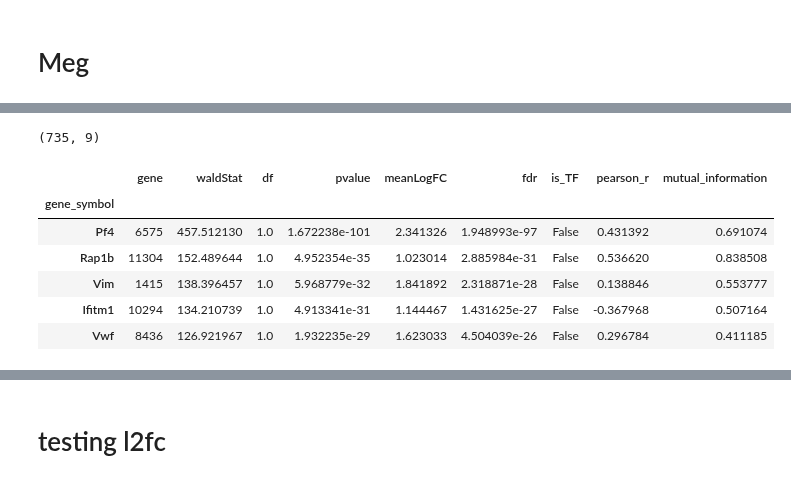
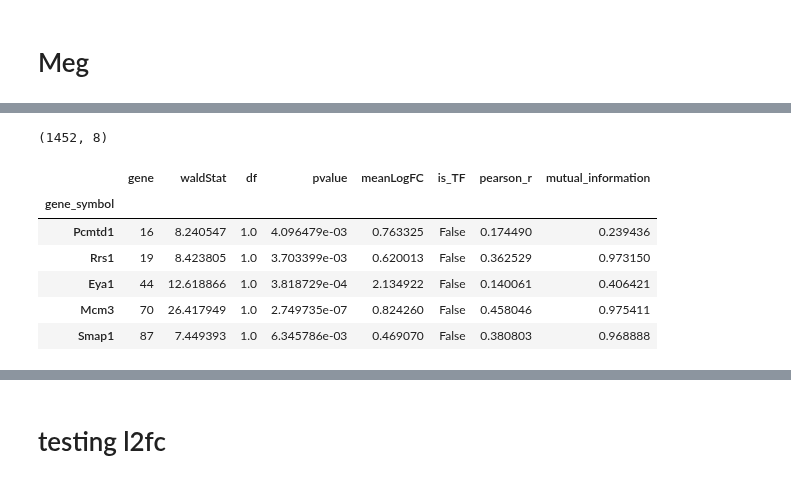
Before and after one commit to oZwZo/PINN_dynamics, a Jupyter notebook: Explore_Notebook/13.gene_analysis/13-2-3.tompos_DEgene.ipynb, the cells around one changed output, grey strips where cells are left out. Cells and saved outputs as stored; diff of their text form; code cells hidden in the pictures.

```diff
--- a/Explore_Notebook/13.gene_analysis/13-2-3.tompos_DEgene.ipynb
+++ b/Explore_Notebook/13.gene_analysis/13-2-3.tompos_DEgene.ipynb
@@ -406,17 +452,17 @@ Meg_expr_df = pd.DataFrame(np.stack(expreM_scaled)[:,:,0].T, columns=Meg_expr_df
 # %%
 # Significant DE genes
-Meg_sig_gene_df = pd.read_csv(f"results/tompos_Meg_GAM/Day161_sigDE.csv", index_col=0)
+Meg_sig_gene_df = pd.read_csv(f"results/tompos_Meg_GAM/Day12_sigDE.csv", index_col=0)
 print(Meg_sig_gene_df.shape)
 Meg_sig_gene_df.head()
 # %% [output]
-(735, 9)
+(1452, 8)
-|  | gene | waldStat | df | pvalue | meanLogFC | fdr | is_TF | pearson_r | mutual_information |
-| gene_symbol |  |  |  |  |  |  |  |  |  |
-| Pf4 | 6575 | 457.512130 | 1.0 | 1.672238e-101 | 2.341326 | 1.948993e-97 | False | 0.431392 | 0.691074 |
-| Rap1b | 11304 | 152.489644 | 1.0 | 4.952354e-35 | 1.023014 | 2.885984e-31 | False | 0.536620 | 0.838508 |
-| Vim | 1415 | 138.396457 | 1.0 | 5.968779e-32 | 1.841892 | 2.318871e-28 | False | 0.138846 | 0.553777 |
-| Ifitm1 | 10294 | 134.210739 | 1.0 | 4.913341e-31 | 1.144467 | 1.431625e-27 | False | -0.367968 | 0.507164 |
-| Vwf | 8436 | 126.921967 | 1.0 | 1.932235e-29 | 1.623033 | 4.504039e-26 | False | 0.296784 | 0.411185 |
+|  | gene | waldStat | df | pvalue | meanLogFC | is_TF | pearson_r | mutual_information |
+| gene_symbol |  |  |  |  |  |  |  |  |
+| Pcmtd1 | 16 | 8.240547 | 1.0 | 4.096479e-03 | 0.763325 | False | 0.174490 | 0.239436 |
+| Rrs1 | 19 | 8.423805 | 1.0 | 3.703399e-03 | 0.620013 | False | 0.362529 | 0.973150 |
+| Eya1 | 44 | 12.618866 | 1.0 | 3.818729e-04 | 2.134922 | False | 0.140061 | 0.406421 |
+| Mcm3 | 70 | 26.417949 | 1.0 | 2.749735e-07 | 0.824260 | False | 0.458046 | 0.975411 |
+| Smap1 | 87 | 7.449393 | 1.0 | 6.345786e-03 | 0.469070 | False | 0.380803 | 0.968888 |
 # %%
 Meg_sig_gene_df[['pearson_r','mutual_information']].hist(figsize=(6,2));
 # %% [output]
```
Also changed, not shown: parts of 27 cells of this notebook, 3 other files.
